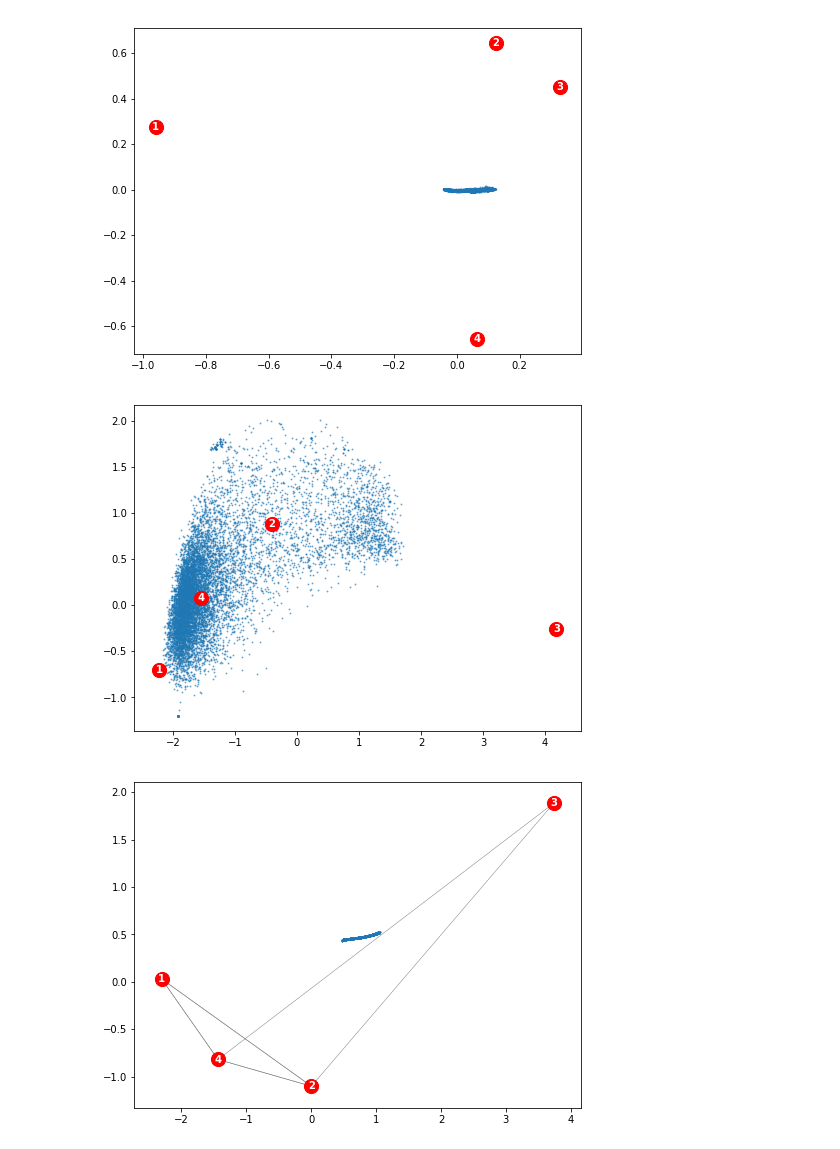
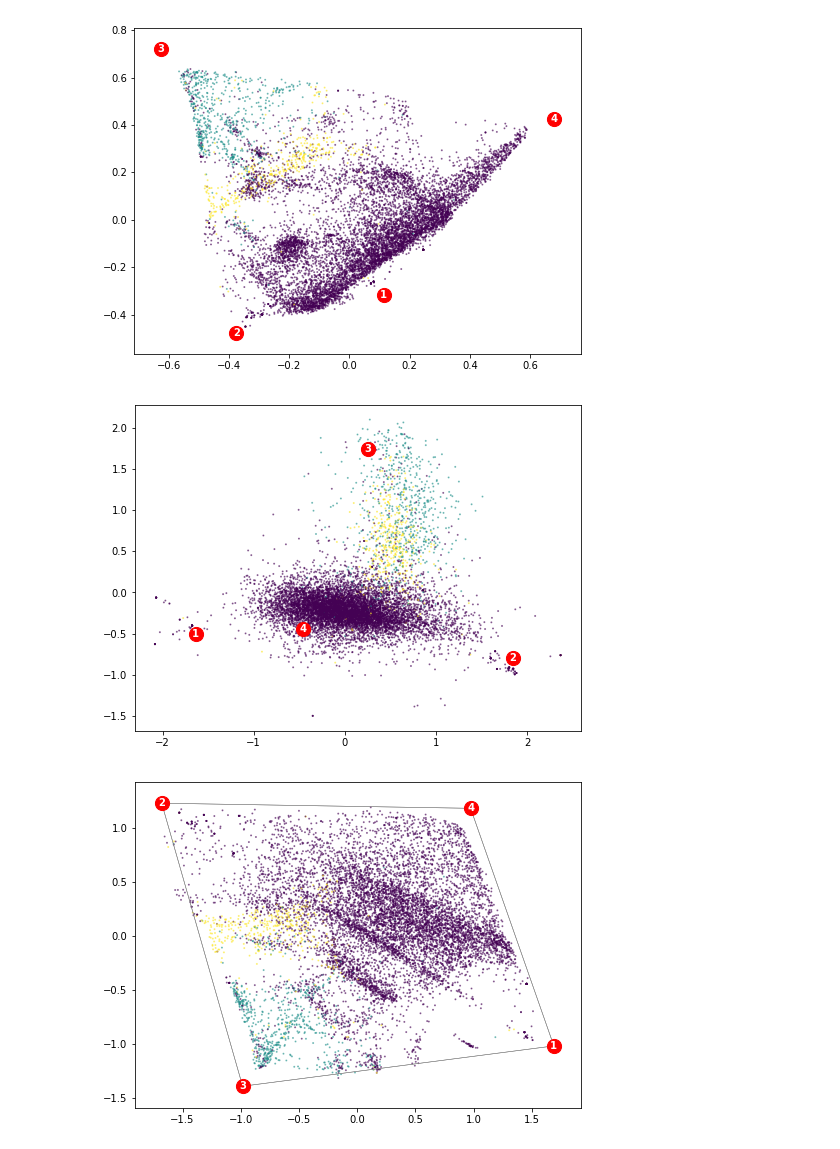
Before and after one commit to KrishnaswamyLab/AAnet, a Jupyter notebook: test_AG.ipynb, the cells around one changed output. Saved outputs shown, nothing was run; the diff lists cells and outputs as text; code cells hidden in the pictures.

```diff
--- a/test_AG.ipynb
+++ b/test_AG.ipynb
@@ -27,3 +26,6 @@ plt.show()
 # %%
 pca = PCA(n_components=100)
 Y_pca = pca.fit_transform(counts_norm)
+data = Y_pca
+# %%
+_,idx = np.unique(data_pickle[2], return_inverse=True)
@@ -30,8 +40,8 @@ Y_pca = pca.fit_transform(counts_norm)
 # %%
 # params
 num_at = 4
-noise_z_std = 0.05
-z_dim = [256,128,64]
+noise_z_std = 0.1
+z_dim = [256,128,64,32]
 #z_dim = [] # linear AA
 act_out = tf.nn.tanh
 #act_out = None # linear last layer
@@ -43,5 +53,5 @@ dec_net = network.Decoder(x_dim=input_dim, noise_z_std=noise_z_std, z_dim=z_dim,
 model = AAnet.AAnet(enc_net, dec_net)
 # %%
 # train
-model.train(Y_pca, batch_size=128, num_batches=5000)
+model.train(data, batch_size=128, num_batches=20000)
 # %% [output]
@@ -70,13 +80,13 @@ loss: 0.0014
 # %%
-model.plot_at_pca_single(data)
+model.plot_at_pca_single(data, c=idx)
 # %% [output]
-[figure, old version]
+[figure, new version]
 # %%
-model.plot_pca_ats_data(data)
+model.plot_pca_ats_data(data, c=idx)
 # %% [output]
-[figure, old version]
+[figure, new version]
 # %%
-model.plot_at_mds(data)
+model.plot_at_mds(data, c=idx)
 # %% [output]
-[figure, old version]
+[figure, new version]
 # %%
```
Also changed, not shown: parts of 9 cells of this notebook, 10 other files.
